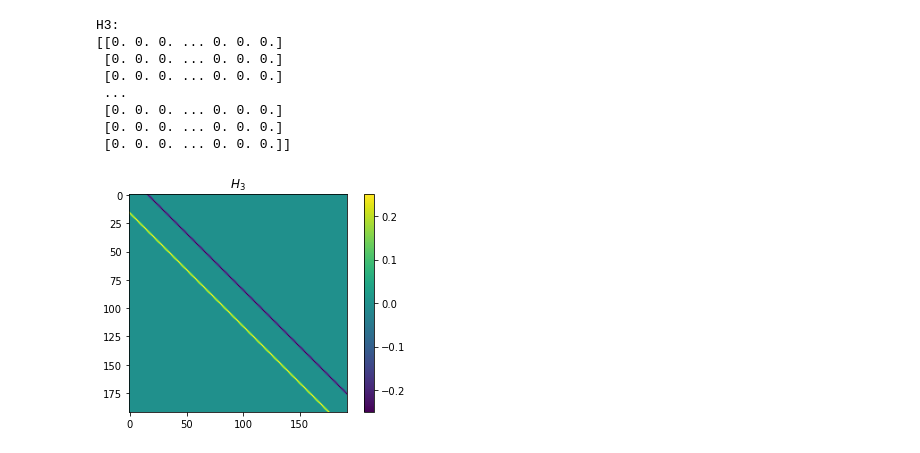
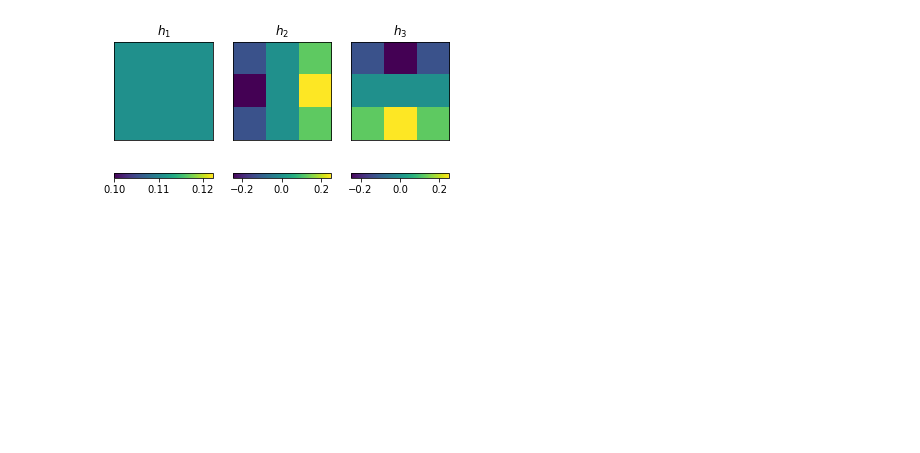
Before and after one commit to nirey10/CV202-HW2, a Jupyter notebook: ex2.ipynb, the cells around one changed output. Saved outputs shown, nothing was run; the diff lists cells and outputs as text; code cells hidden in the pictures; blank space fills up the shorter version.

```diff
--- a/ex2.ipynb
+++ b/ex2.ipynb
@@ -79,13 +26,18 @@ h3:
-# %%
-H3 = create_H(h3)
-print_h(H3, "H3")
-# %% [output]
-H3:
-[[0. 0. 0. ... 0. 0. 0.]
- [0. 0. 0. ... 0. 0. 0.]
- [0. 0. 0. ... 0. 0. 0.]
- ...
- [0. 0. 0. ... 0. 0. 0.]
- [0. 0. 0. ... 0. 0. 0.]
- [0. 0. 0. ... 0. 0. 0.]]
-[figure, removed]
+# %%
+hs = []
+
+hs.append(((1.0/9.0)*np.ones((3,3)), "$h_1$"))
+hs.append(((1.0/8.0)*np.array([[-1, 0, 1], [-2, 0, 2], [-1, 0, 1]]), "$h_2$"))
+hs.append((np.transpose(hs[1][0]), "$h_3$"))
+
+fig = plt.figure()
+for i in range(len(hs)):
+    a = fig.add_subplot(1, 3, i+1)
+    implot = plt.imshow(hs[i][0], interpolation=None)
+    a.set_title(hs[i][1])
+    plt.xticks([]), plt.yticks([])
+    plt.colorbar(orientation='horizontal')
+
+plt.show()
+# %% [output]
+[figure, added]
```
Also changed, not shown: parts of 7 cells of this notebook, 18 other files.
